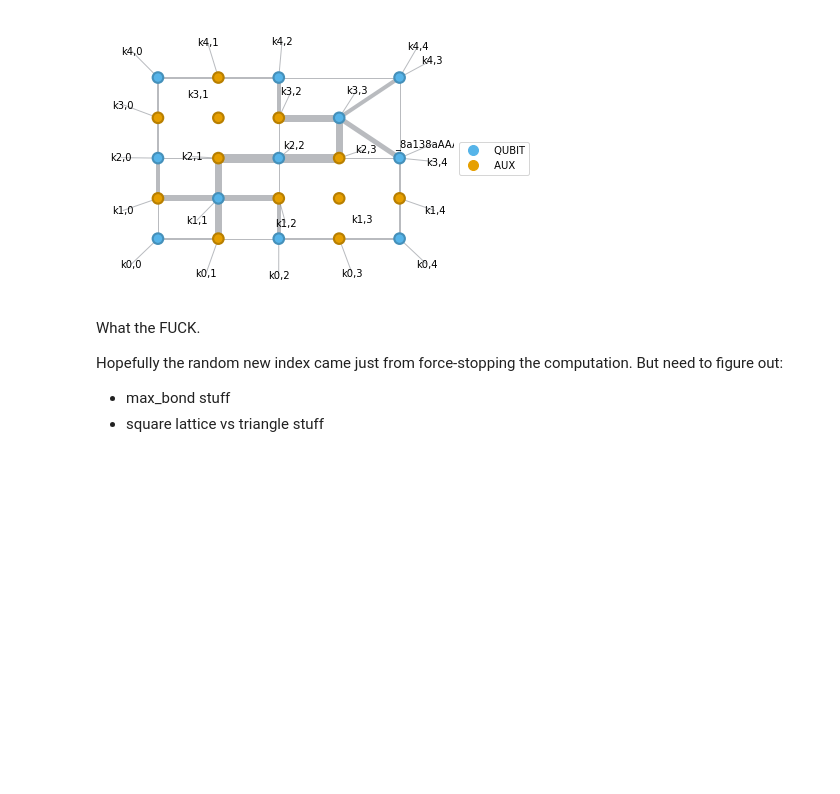
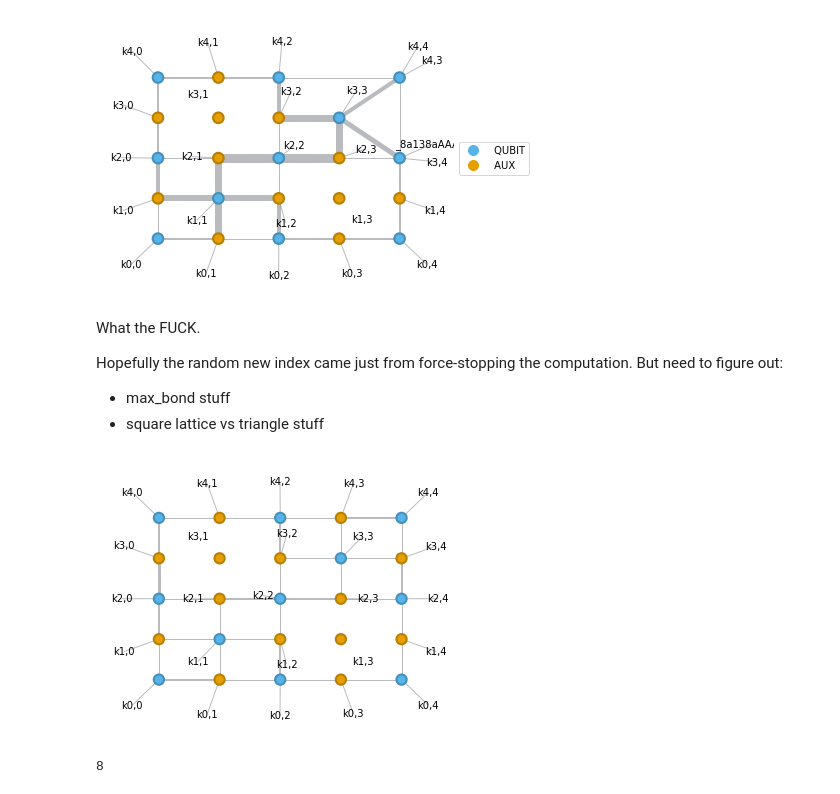
Before and after one commit to gabrielwoolls/fermion-encoding, a Jupyter notebook: Examples-Testing.ipynb, the cells around one changed output. Drawn from its saved outputs; the diff is of its cells as text; code cells hidden in the pictures; blank space fills up the shorter version.

Commit message:
trying to fix 3-body gate bonds blowing up

```diff
--- a/Examples-Testing.ipynb
+++ b/Examples-Testing.ipynb
@@ -738,3 +738,15 @@ What the FUCK.
 Hopefully the random new index came just from force-stopping the computation. But need to figure out:
 - max_bond stuff
 - square lattice vs triangle stuff
+# %%
+# psi0 = beeky.QubitEncodeVector.rand(3, 3).convert_to_ePEPS_vector()
+G, coos=qu.rand_matrix(4), ((4,0),(2,0))
+Gpsi = psi0.gate(G, coos, max_bond=5, method='lq')
+Gpsi.gate_(G, coos, max_bond=6, method='lq')
+Gpsi.draw(figsize=(5,5), legend=0)
+# %% [output]
+[figure, added]
+# %%
+Gpsi.bond_size((3,0), (2,0))
+# %% [output]
+8
```
Also changed, not shown: 4 other files.
